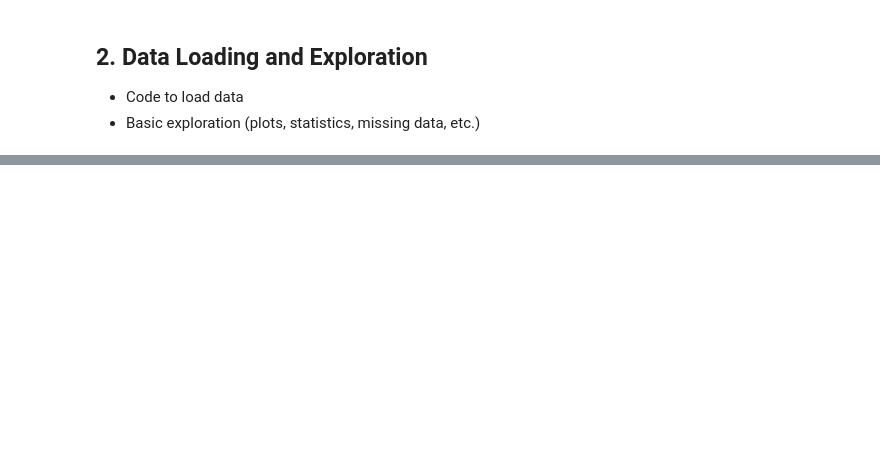
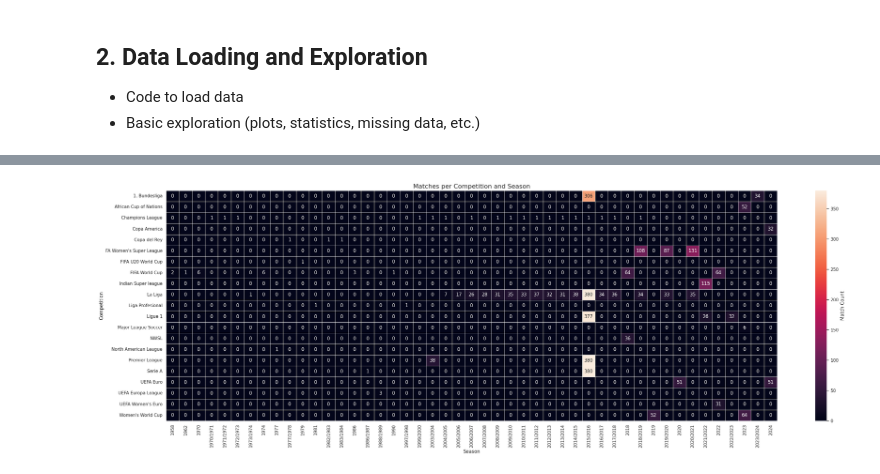
Before and after one commit to IvaroEkel/Probabilistic-Machine-Learning_lecture-PROJECTS, a Jupyter notebook: projects/08-1SHXXXX_football_analytics/notebooks/data_loading_and_exploration.ipynb, the cells around one changed output, grey strips where cells are left out. Drawn from its saved outputs; the diff is of its cells as text; code cells hidden in the pictures; blank space fills up the shorter version.

```diff
--- a/projects/08-1SHXXXX_football_analytics/notebooks/data_loading_and_exploration.ipynb
+++ b/projects/08-1SHXXXX_football_analytics/notebooks/data_loading_and_exploration.ipynb
@@ -13,0 +105,30 @@ Hello World
+# %%
+pivot_with_totals = pivot.copy()
+pivot_with_totals['Total'] = pivot_with_totals.sum(axis=1)
+pivot_with_totals.loc['Total'] = pivot_with_totals.sum(axis=0)
+
+# Remove total row and column before plotting
+pivot_plot = pivot_with_totals.drop(index='Total', errors='ignore') \
+                              .drop(columns='Total', errors='ignore')
+
+
+plt.figure(figsize=(30, 10))  # Increase width and height
+sns.set(font_scale=1.0)       # Slightly bigger text, adjust if needed
+
+
+# Plot heatmap without totals
+ax = sns.heatmap(pivot_plot,
+                 cmap = 'rocket',
+                 #cmap='YlGnBu',
+                 linewidths=0.5,
+                 annot=True,
+                 fmt='d',
+                 cbar_kws={'label': 'Match Count'})
+
+plt.title('Matches per Competition and Season', fontsize=16)
+plt.xlabel('Season')
+plt.ylabel('Competition')
+plt.tight_layout()
+plt.show()
+# %% [output]
+[figure, added]
```
Also changed, not shown: parts of 10 cells of this notebook.
